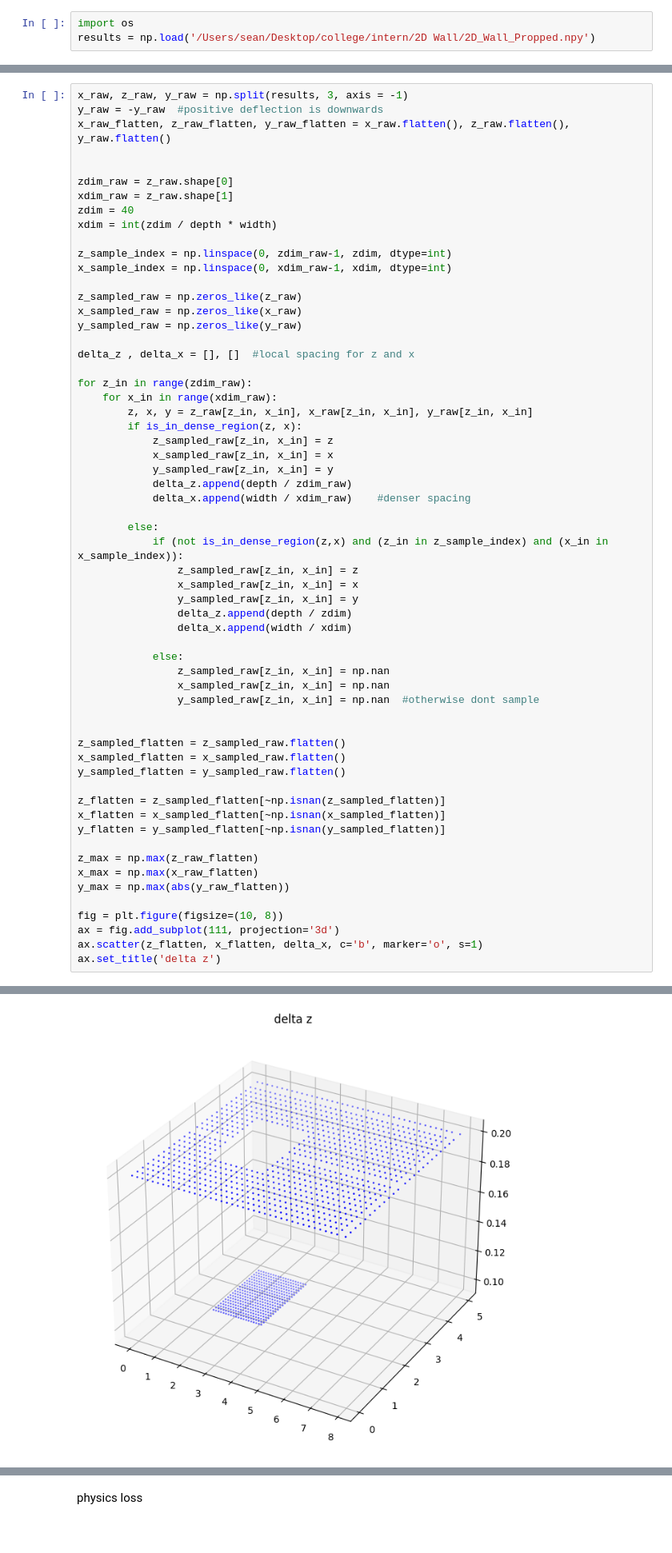
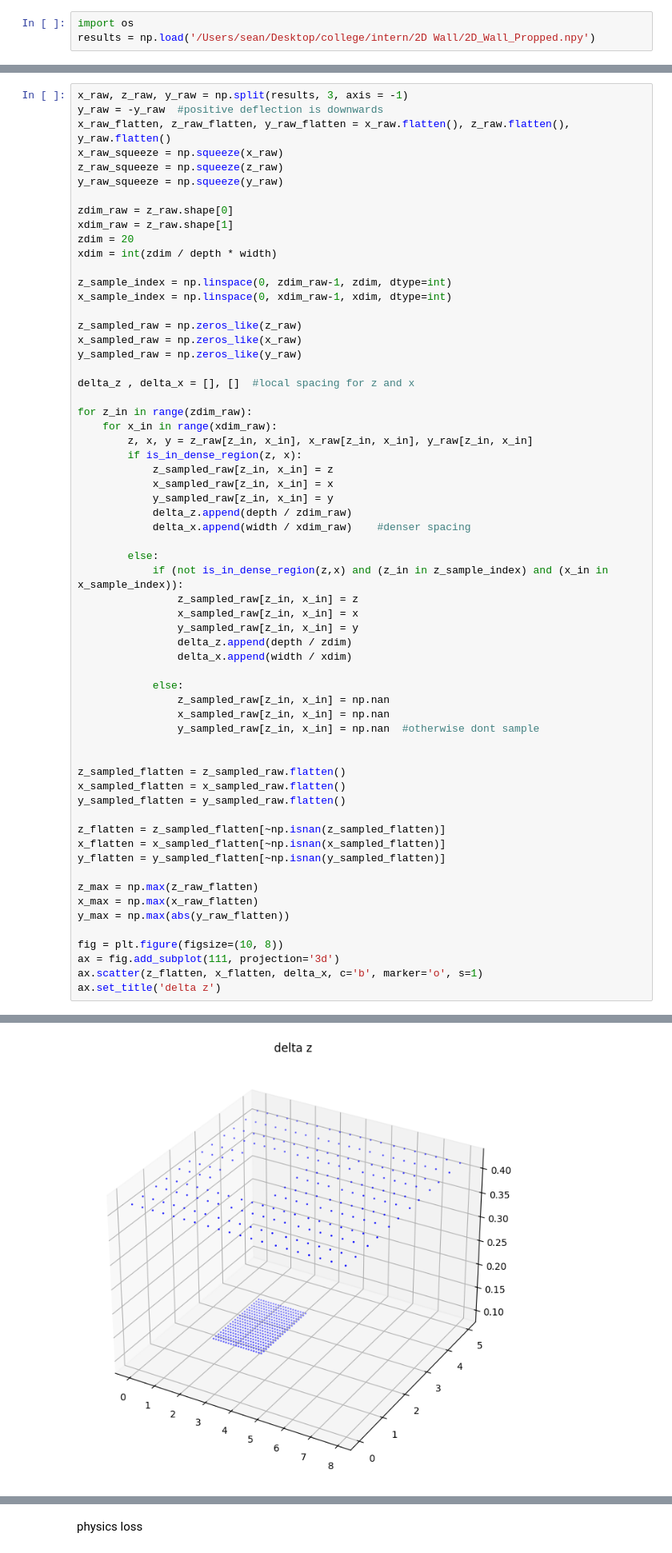
Before and after one commit to ShiyuanDengg/2D-Wall, a Jupyter notebook: 2D Propped Prediction .ipynb, the cells around one changed output, grey strips where cells are left out. Shown at 80% size. Saved outputs shown, nothing was run; the diff lists cells and outputs as text.

```diff
--- a/2D Propped Prediction .ipynb
+++ b/2D Propped Prediction .ipynb
@@ -46,11 +46,13 @@ def is_in_dense_region(z, x):
 x_raw, z_raw, y_raw = np.split(results, 3, axis = -1)
 y_raw = -y_raw  #positive deflection is downwards
 x_raw_flatten, z_raw_flatten, y_raw_flatten = x_raw.flatten(), z_raw.flatten(), y_raw.flatten()
-
+x_raw_squeeze = np.squeeze(x_raw)
+z_raw_squeeze = np.squeeze(z_raw)
+y_raw_squeeze = np.squeeze(y_raw)
 
 zdim_raw = z_raw.shape[0]
 xdim_raw = z_raw.shape[1]
-zdim = 40
+zdim = 20
 xdim = int(zdim / depth * width)
 
 z_sample_index = np.linspace(0, zdim_raw-1, zdim, dtype=int)
@@ -77,34 +79,34 @@ for z_in in range(zdim_raw):
                 z_sampled_raw[z_in, x_in] = z
                 x_sampled_raw[z_in, x_in] = x
                 y_sampled_raw[z_in, x_in] = y
                 delta_z.append(depth / zdim)
                 delta_x.append(width / xdim)
 
             else:
                 z_sampled_raw[z_in, x_in] = np.nan
                 x_sampled_raw[z_in, x_in] = np.nan
                 y_sampled_raw[z_in, x_in] = np.nan  #otherwise dont sample
 
 
 z_sampled_flatten = z_sampled_raw.flatten()
 x_sampled_flatten = x_sampled_raw.flatten()
 y_sampled_flatten = y_sampled_raw.flatten()
 
 z_flatten = z_sampled_flatten[~np.isnan(z_sampled_flatten)]
 x_flatten = x_sampled_flatten[~np.isnan(x_sampled_flatten)]
 y_flatten = y_sampled_flatten[~np.isnan(y_sampled_flatten)]
 
 z_max = np.max(z_raw_flatten)
 x_max = np.max(x_raw_flatten)
 y_max = np.max(abs(y_raw_flatten))
 
 fig = plt.figure(figsize=(10, 8))
 ax = fig.add_subplot(111, projection='3d')
 ax.scatter(z_flatten, x_flatten, delta_x, c='b', marker='o', s=1)
 ax.set_title('delta z')
 # %% [output]
 Text(0.5, 0.92, 'delta z')
-[figure, old version]
+[figure, new version]
 # %%
 z_norm_flatten = z_flatten / z_max
 x_norm_flatten = x_flatten / x_max
```
Also changed, not shown: parts of 7 cells of this notebook.
